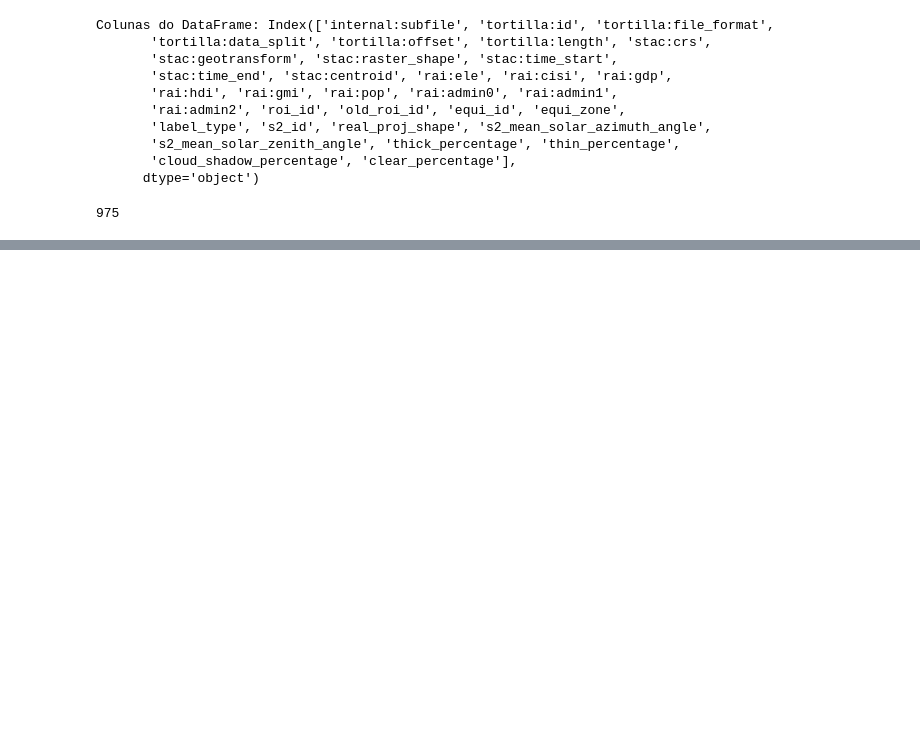
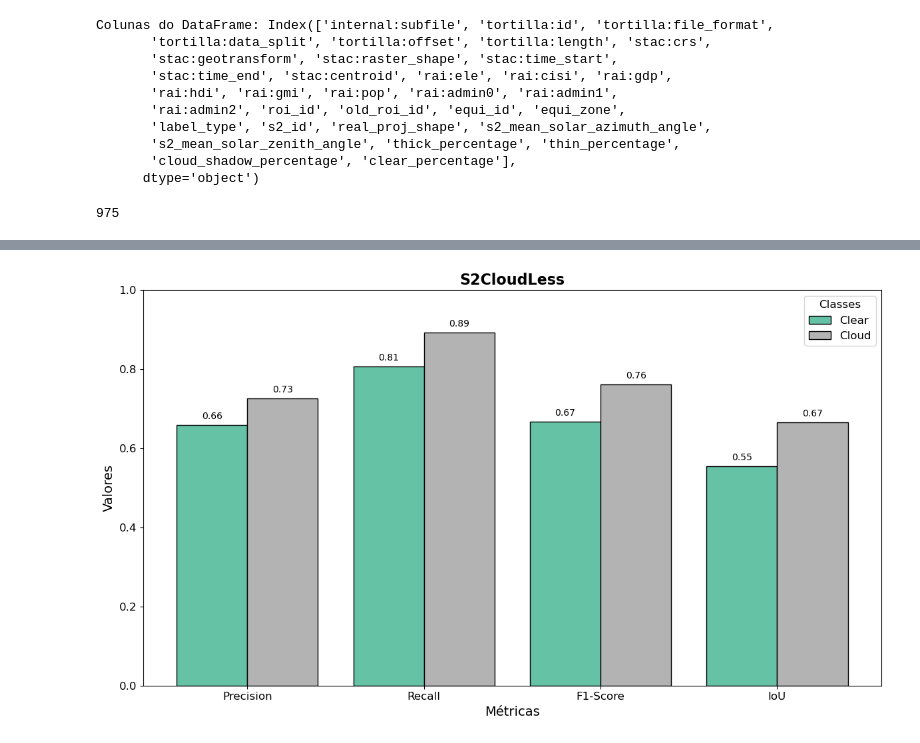
Before and after one commit to ArthurrCr/pibic, a Jupyter notebook: notebooks/baseline.ipynb, the cells around one changed output, grey strips where cells are left out. Drawn from its saved outputs; the diff is of its cells as text; code cells hidden in the pictures; blank space fills up the shorter version.

```diff
--- a/notebooks/baseline.ipynb
+++ b/notebooks/baseline.ipynb
@@ -121,0 +195,70 @@ Precision: 0.774
+# %%
+import matplotlib.pyplot as plt
+
+# Separar os valores (Clear = classe 0) e (Cloud = classe 1)
+clear_values = [
+    mean_metrics["precision_0"],
+    mean_metrics["recall_0"],
+    mean_metrics["f1_0"],
+    mean_metrics["iou_0"]
+]
+cloud_values = [
+    mean_metrics["precision_1"],
+    mean_metrics["recall_1"],
+    mean_metrics["f1_1"],
+    mean_metrics["iou_1"]
+]
+
+# Rótulos das métricas
+metric_labels = ["Precision", "Recall", "F1-Score", "IoU"]
+
+# Cria o eixo X com base na quantidade de métricas
+x = np.arange(len(metric_labels))
+
+# Largura de cada barra
+width = 0.4
+
+fig, ax = plt.subplots(figsize=(12, 7))
+
+# Define cores usando a paleta Set2 para manter o mesmo estilo
+colors = plt.cm.Set2(np.linspace(0, 1, 2))
+
+# Gráfico de barras (Clear) com borda preta
+rects_clear = ax.bar(x - width/2, clear_values, width,
+                     label="Clear", color=colors[0], edgecolor='black')
+# Gráfico de barras (Cloud) com borda preta
+rects_cloud = ax.bar(x + width/2, cloud_values, width,
+                     label="Cloud", color=colors[1], edgecolor='black')
+
+# Ajusta os rótulos no eixo X com tamanho de fonte consistente
+ax.set_xticks(x)
+ax.set_xticklabels(metric_labels, fontsize=12)
+
+# Define o limite do eixo Y
+ax.set_ylim(0, 1)
+
+# Configurações dos rótulos e título com o mesmo estilo
+ax.set_xlabel("Métricas", fontsize=14)
+ax.set_ylabel("Valores", fontsize=14)
+ax.set_title("S2CloudLess", fontsize=16, weight='bold')
+ax.tick_params(axis='y', labelsize=12)
+ax.legend(title="Classes", fontsize=12, title_fontsize=12)
+
+# Função para adicionar os rótulos de valor no topo de cada barra
+def autolabel(rects):
+    for rect in rects:
+        height = rect.get_height()
+        ax.text(
+            rect.get_x() + rect.get_width() / 2.,
+            height + 0.01,
+            f"{height:.2f}",
+            ha='center', va='bottom', fontsize=10
+        )
+
+autolabel(rects_clear)
+autolabel(rects_cloud)
+
+plt.tight_layout()
+plt.show()
+# %% [output]
+[figure, added]
```
Also changed, not shown: parts of 11 cells of this notebook, 42 other files.
